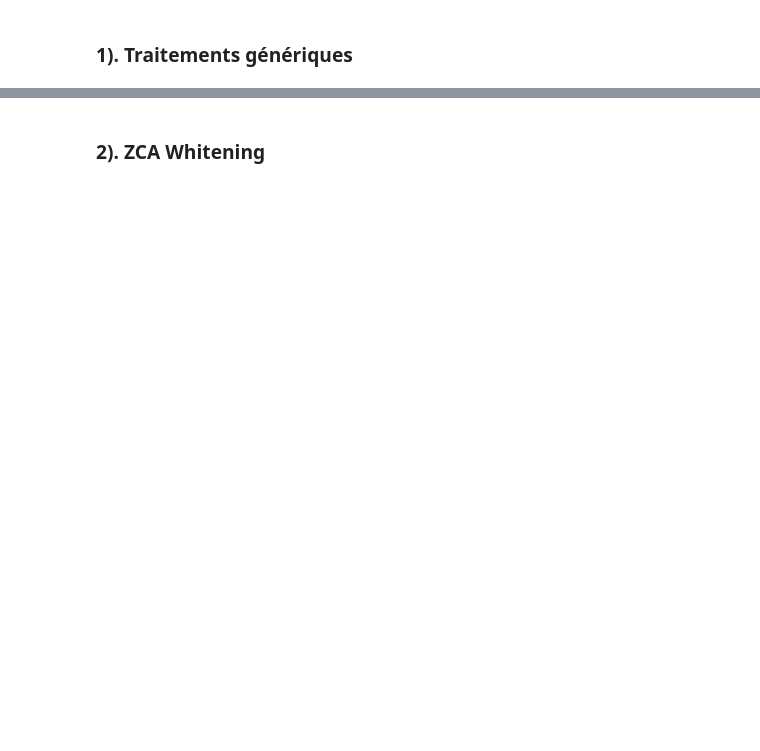
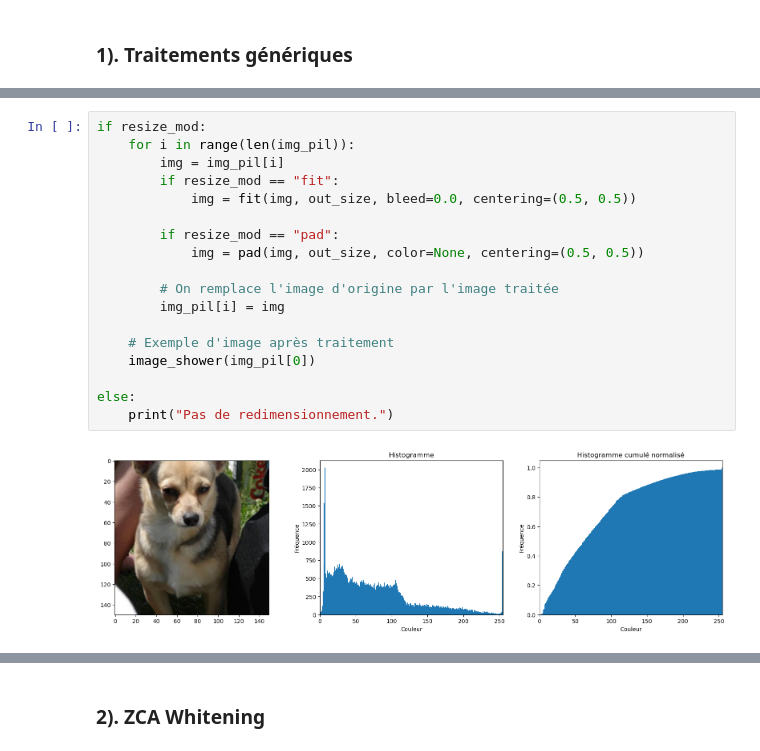
Before and after one commit to BiGHeaDMaX/Identifier-Races-Chiens-avec-TensorFlow, a Jupyter notebook: 01 - Analyse et prétraitements.ipynb, the cells around one changed output, grey strips where cells are left out. Saved outputs shown, nothing was run; the diff lists cells and outputs as text; blank space fills up the shorter version.

```diff
--- a/01 - Analyse et prétraitements.ipynb
+++ b/01 - Analyse et prétraitements.ipynb
@@ -228,0 +213,20 @@ for i in range(len(img_pil)):
+# %%
+if resize_mod:
+    for i in range(len(img_pil)):
+        img = img_pil[i]
+        if resize_mod == "fit":
+            img = fit(img, out_size, bleed=0.0, centering=(0.5, 0.5))
+
+        if resize_mod == "pad":
+            img = pad(img, out_size, color=None, centering=(0.5, 0.5))
+
+        # On remplace l'image d'origine par l'image traitée
+        img_pil[i] = img
+
+    # Exemple d'image après traitement
+    image_shower(img_pil[0])
+
+else:
+    print("Pas de redimensionnement.")
+# %% [output]
+[figure, added]
```
Also changed, not shown: parts of 26 cells of this notebook.
